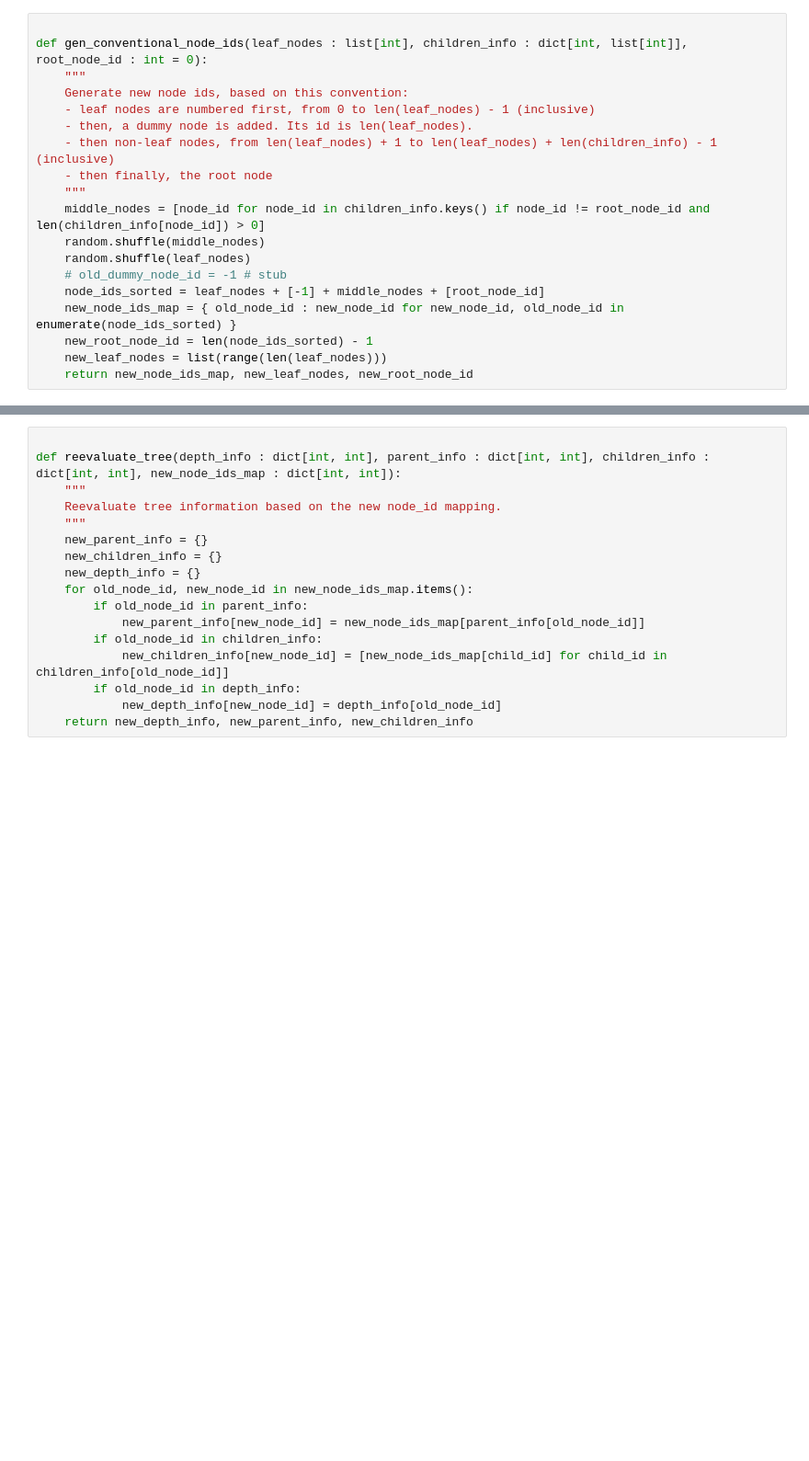
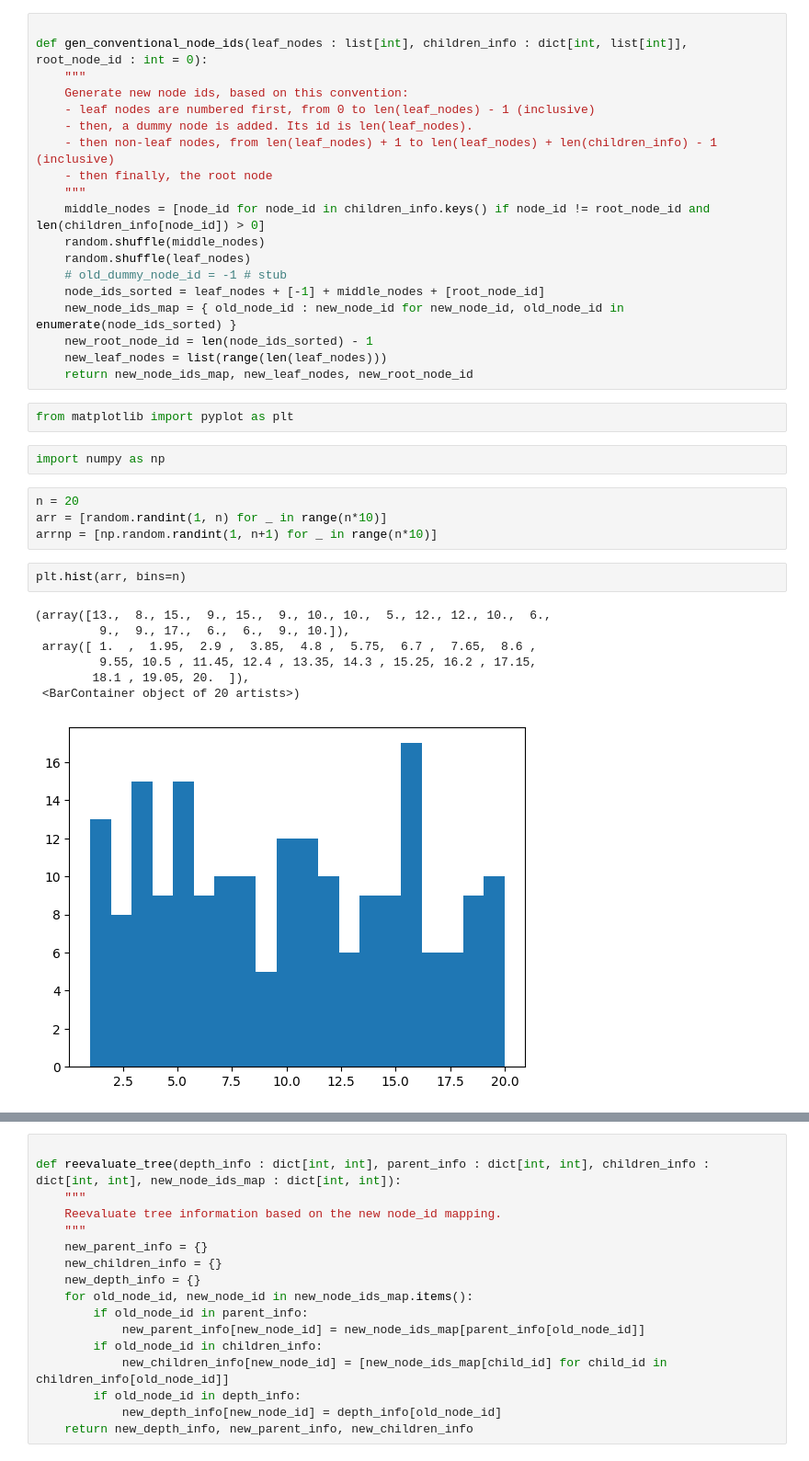
Before and after one commit to thanhan910/MATA-AND-OR, a Jupyter notebook: AOGNE.ipynb, the cells around one changed output, grey strips where cells are left out. Shown at 92% size. Cells and saved outputs as stored; diff of their text form; blank space fills up the shorter version.

```diff
--- a/AOGNE.ipynb
+++ b/AOGNE.ipynb
@@ -189,3 +232,21 @@ def gen_conventional_node_ids(leaf_nodes : list[int], children_info : dict[int,
     new_root_node_id = len(node_ids_sorted) - 1
     new_leaf_nodes = list(range(len(leaf_nodes)))
     return new_node_ids_map, new_leaf_nodes, new_root_node_id
+# %%
+from matplotlib import pyplot as plt
+# %%
+import numpy as np
+# %%
+n = 20
+arr = [random.randint(1, n) for _ in range(n*10)]
+arrnp = [np.random.randint(1, n+1) for _ in range(n*10)]
+# %%
+plt.hist(arr, bins=n)
+# %% [output]
+(array([13.,  8., 15.,  9., 15.,  9., 10., 10.,  5., 12., 12., 10.,  6.,
+         9.,  9., 17.,  6.,  6.,  9., 10.]),
+ array([ 1.  ,  1.95,  2.9 ,  3.85,  4.8 ,  5.75,  6.7 ,  7.65,  8.6 ,
+         9.55, 10.5 , 11.45, 12.4 , 13.35, 14.3 , 15.25, 16.2 , 17.15,
+        18.1 , 19.05, 20.  ]),
+ <BarContainer object of 20 artists>)
+[figure, added]
```
Also changed, not shown: parts of 4 cells of this notebook, 1 other file.
